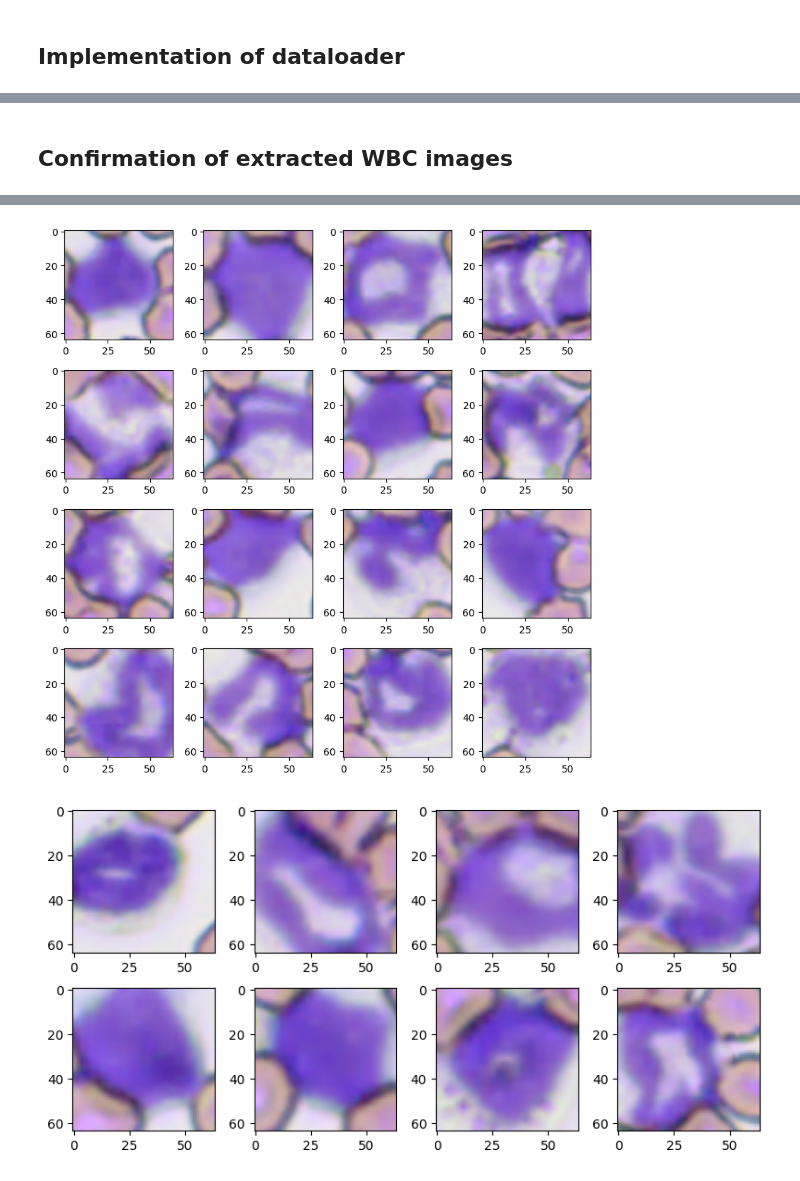
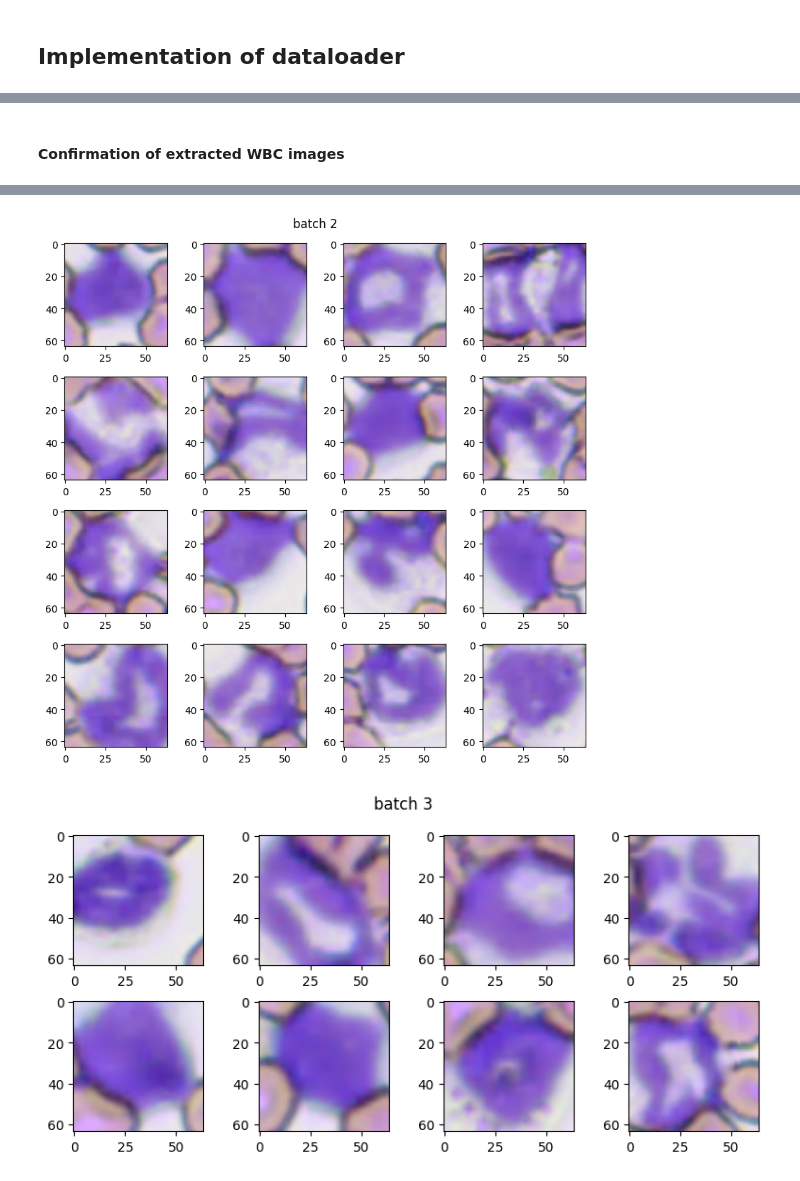
Before and after one commit to T-IWASAKA/DigitalHematology, a Jupyter notebook: examples/240717_QC_WBCloader.ipynb, the cells around one changed output, grey strips where cells are left out. Saved outputs shown, nothing was run; the diff lists cells and outputs as text; code cells hidden in the pictures.

```diff
--- a/examples/240717_QC_WBCloader.ipynb
+++ b/examples/240717_QC_WBCloader.ipynb
@@ -47,11 +49,12 @@ Total number of WBC detected: 51
 # %% [markdown]
-## Confirmation of extracted WBC images ###
+#### Confirmation of extracted WBC images ####
 # %%
 for i, (img,coords) in enumerate(cropped_dataloader):
     fig = plt.figure(figsize=(8, 2*(((len(img)-1)//4)+1)))
     for n in range(len(img)):
         ax = fig.add_subplot((((len(img)-1)//4)+1), 4, n+1)
         ax.imshow(img[n])
+    fig.suptitle("batch "+ str(i+1))
     plt.tight_layout()
     plt.show()
 # %% [output]
@@ -59,2 +62,2 @@ for i, (img,coords) in enumerate(cropped_dataloader):
-[figure, old version]
+[figure, new version]
-[figure, old version]
+[figure, new version]
```
Also changed, not shown: parts of 14 cells of this notebook, 1 other file.
